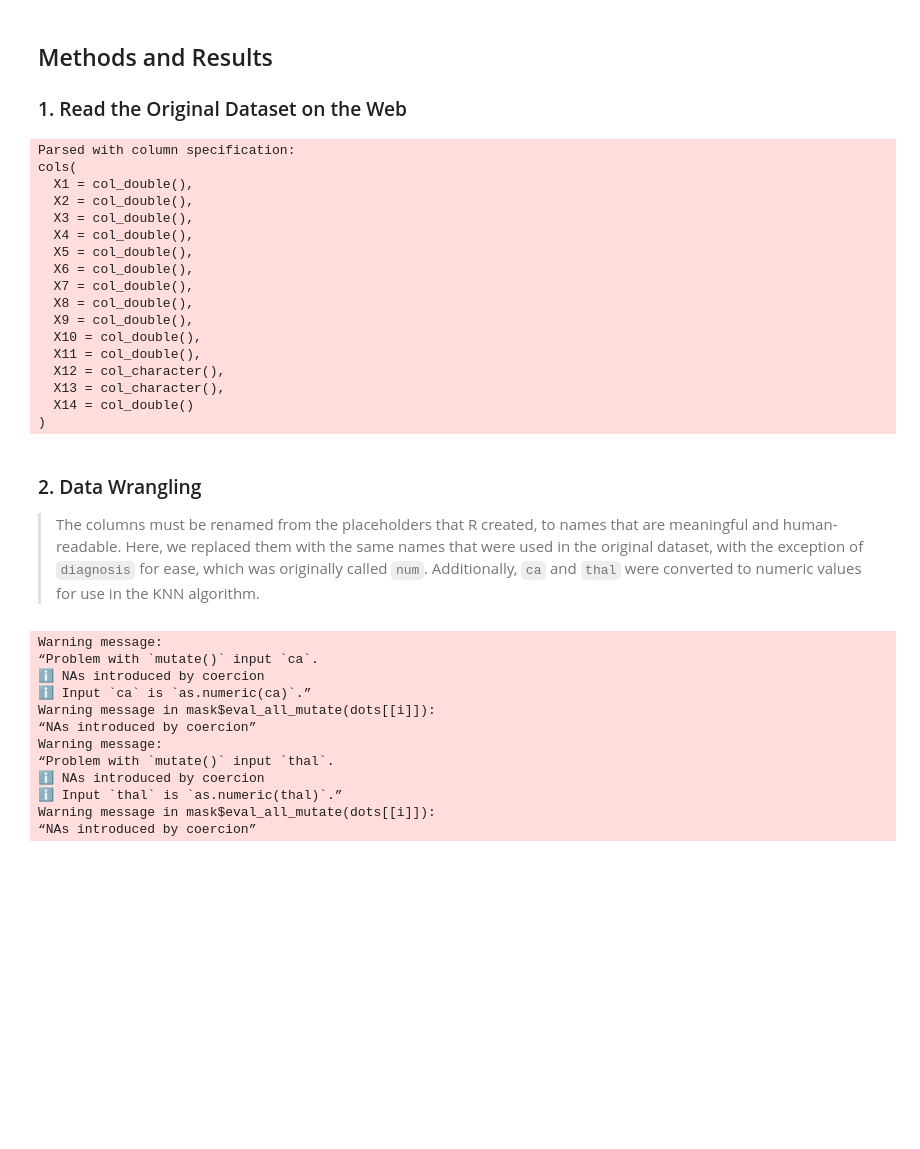
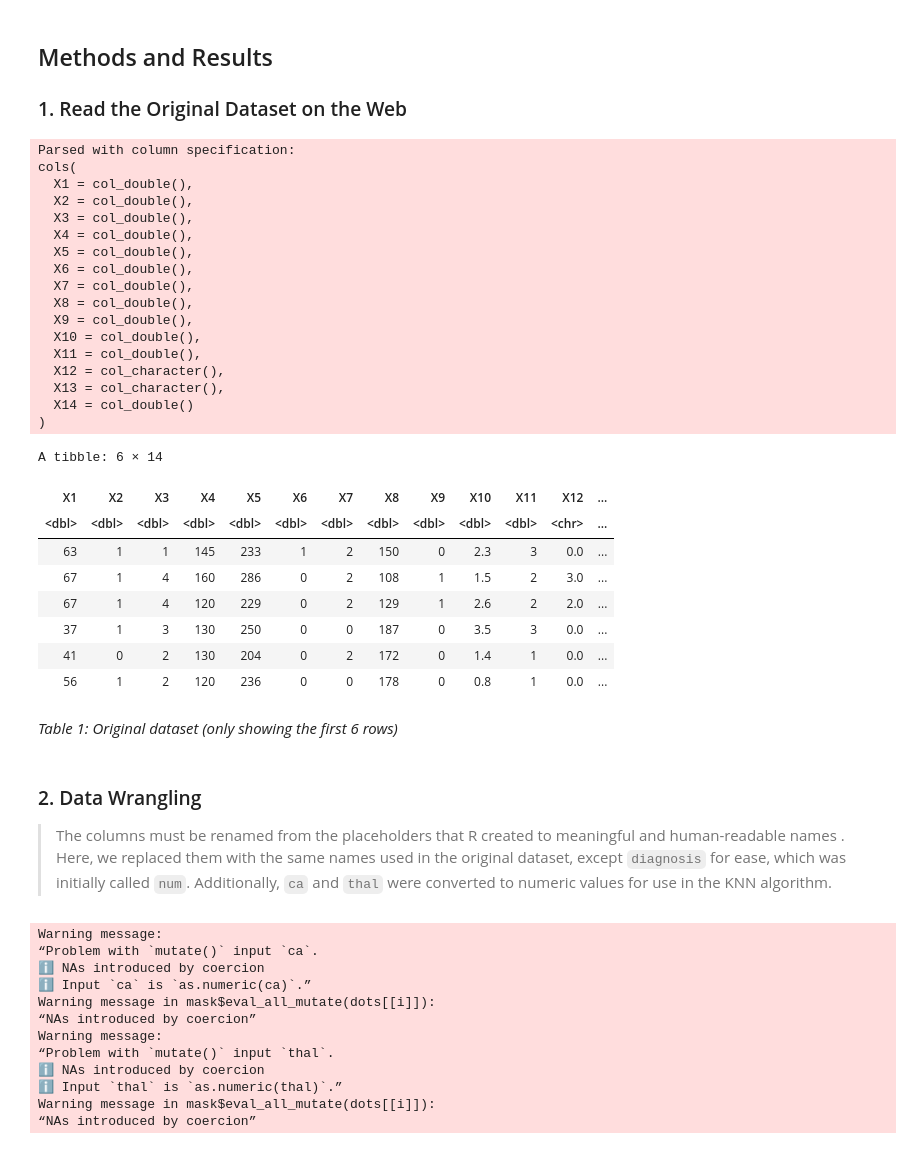
Before and after one commit to acholj/Updated-DSCI-Group-Project, a Jupyter notebook: Heart_Disease_Report.ipynb, the cells around one changed output. Cells and saved outputs as stored; diff of their text form; code cells hidden in the pictures; blank space fills up the shorter version.

```diff
--- a/Heart_Disease_Report.ipynb
+++ b/Heart_Disease_Report.ipynb
@@ -33,32 +33,43 @@ Our target variable would be `num`, which we later renamed as `diagnosis`. We se
 # %%
 # Set the value of seed to ensure reproducibility
 set.seed(200)
 
 # Read the dataset from the web into a tibble dataframe
 url <- 'https://archive.ics.uci.edu/ml/machine-learning-databases/heart-disease/processed.cleveland.data'
 heart_cleve <- read_csv(url,col_names = FALSE)
-# head(heart_cleve)
+head(heart_cleve)
 # %% [output]
 Parsed with column specification:
 cols(
   X1 = col_double(),
   X2 = col_double(),
   X3 = col_double(),
   X4 = col_double(),
   X5 = col_double(),
   X6 = col_double(),
   X7 = col_double(),
   X8 = col_double(),
   X9 = col_double(),
   X10 = col_double(),
   X11 = col_double(),
   X12 = col_character(),
   X13 = col_character(),
   X14 = col_double()
 )
+A tibble: 6 × 14
+| X1 | X2 | X3 | X4 | X5 | X6 | X7 | X8 | X9 | X10 | X11 | X12 | ... |
+| <dbl> | <dbl> | <dbl> | <dbl> | <dbl> | <dbl> | <dbl> | <dbl> | <dbl> | <dbl> | <dbl> | <chr> | ... |
+| 63 | 1 | 1 | 145 | 233 | 1 | 2 | 150 | 0 | 2.3 | 3 | 0.0 | ... |
+| 67 | 1 | 4 | 160 | 286 | 0 | 2 | 108 | 1 | 1.5 | 2 | 3.0 | ... |
+| 67 | 1 | 4 | 120 | 229 | 0 | 2 | 129 | 1 | 2.6 | 2 | 2.0 | ... |
+| 37 | 1 | 3 | 130 | 250 | 0 | 0 | 187 | 0 | 3.5 | 3 | 0.0 | ... |
+| 41 | 0 | 2 | 130 | 204 | 0 | 2 | 172 | 0 | 1.4 | 1 | 0.0 | ... |
+| 56 | 1 | 2 | 120 | 236 | 0 | 0 | 178 | 0 | 0.8 | 1 | 0.0 | ... |
+# %% [markdown]
+*Table 1: Original dataset (only showing the first 6 rows)*
 # %% [markdown]
 ### 2. Data Wrangling
-> The columns must be renamed from the placeholders that R created, to names that are meaningful and human-readable. Here, we replaced them with the same names that were used in the original dataset, with the exception of `diagnosis` for ease, which was originally called `num`.
+> The columns must be renamed from the placeholders that R created to meaningful and human-readable names . Here, we replaced them with the same names used in the original dataset, except `diagnosis` for ease, which was initially called `num`.
 Additionally, `ca` and `thal` were converted to numeric values for use in the KNN algorithm.
 # %%
 # Rename the column names and Format the column types
```
Also changed, not shown: parts of 28 cells of this notebook.
